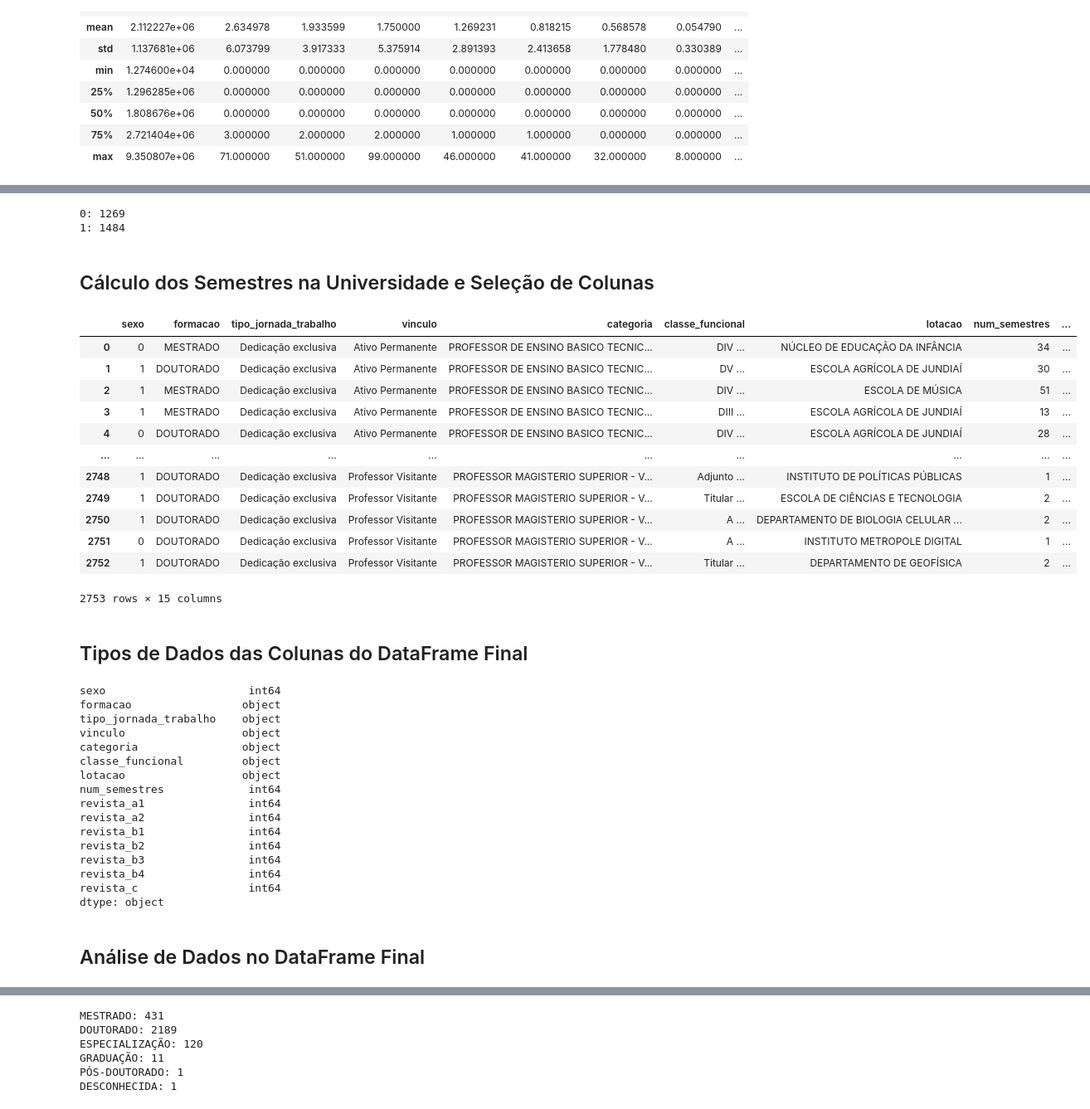
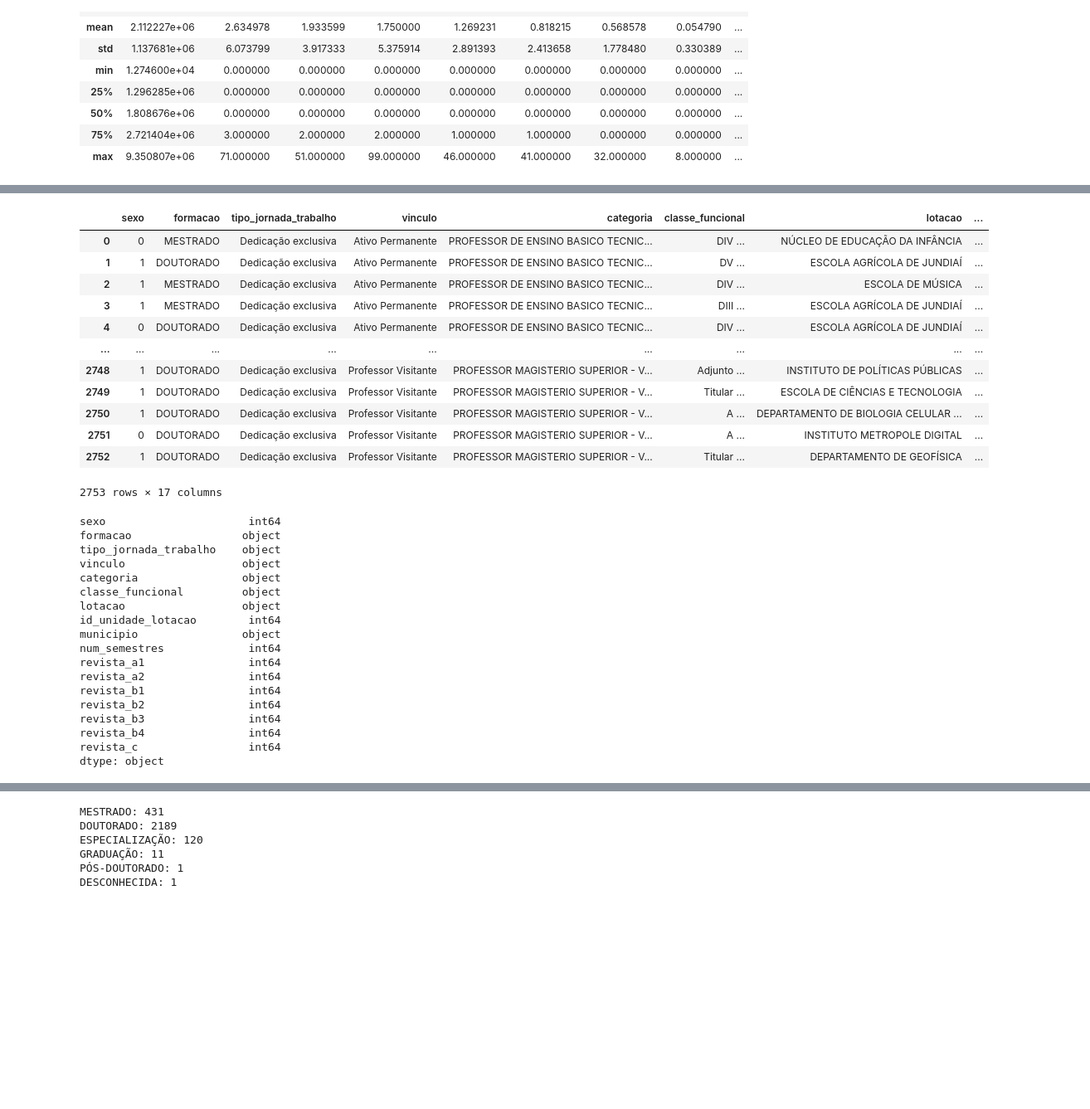
Before and after one commit to Lucas-Morais-Freire/AI, a Jupyter notebook: proj U1/teacher_qualis.ipynb, the cells around one changed output, grey strips where cells are left out. Shown: that part at 83% size. Saved outputs shown, nothing was run; the diff lists cells and outputs as text; code cells hidden in the pictures; blank space fills up the shorter version.

Commit message:
adicionou municipio ao dataset

```diff
--- a/proj U1/teacher_qualis.ipynb
+++ b/proj U1/teacher_qualis.ipynb
@@ -26,7 +11,7 @@ from skopt.space import Real, Integer, Categorical
 # selecionar atributos dos professores que sao de interesse
 
 tp_cols = ["siape", "sexo", "formacao", "tipo_jornada_trabalho",
-           "vinculo", "lotacao", "admissao", "categoria",
+           "vinculo", "id_unidade_lotacao", "lotacao", "admissao", "categoria",
            "classe_funcional"]
 
 tp_df = pd.read_csv("./perfis/docentes.csv", sep=";")
@@ -131,0 +108,15 @@ df
+# %%
+lot_df = pd.read_csv("unidades/unidades.csv", sep=";")
+
+lot_df = lot_df[["id_unidade", "municipio"]]
+
+lot_df.loc[len(lot_df.index)] = [-1, "DESCONHECIDO"]
+
+
+lot_df.set_index("id_unidade", inplace=True)
+lot_df
+
+for index, row in df.iterrows():
+    df.loc[index, "municipio"] = lot_df.loc[row["id_unidade_lotacao"] if row["id_unidade_lotacao"] in lot_df.index else -1]["municipio"]
+
+df
@@ -132,49 +137,41 @@ df
 # %%
-mappingSex = {"F": 0, "M": 1}
-df["sexo"] = df["sexo"].replace(mappingSex)
+sex_map = {"F":0,"M":1}
+
+df["sexo"].replace(sex_map, inplace=True)
-# %%
-for sexo in df["sexo"].unique():
-    print(sexo, ": ", len(df[df["sexo"] == sexo]), sep="")
-# %% [output]
-0: 1269
-1: 1484
-# %% [markdown]
-## Cálculo dos Semestres na Universidade e Seleção de Colunas
 # %%
 # converter a data de admissao para quantos semestres o professor está na universidade.
 
 def num_semestres(data: str, data_atual: str):
     data = data[:10]
     anos = int(data_atual[6:]) - int(data[:4])
     if int(data_atual[3:5]) < 7 and int(data[5:7]) < 7 or int(data_atual[3:5]) >= 7 and int(data[5:7]) >= 7:
         return 2*anos
     elif int(data_atual[3:5]) < 7 and int(data[5:7]) > 7:
         return 2*anos - 1
     else:
         return 2*anos + 1
 
 data_atual = "18/10/2023"
 
 df['num_semestres'] = df['admissao'].apply(lambda x: num_semestres(x, data_atual))
-df = df[["sexo", "formacao", "tipo_jornada_trabalho", "vinculo", "categoria","classe_funcional", "lotacao", "num_semestres", "revista_a1",
+df = df[["sexo", "formacao", "tipo_jornada_trabalho", "vinculo", "categoria","classe_funcional", "lotacao", "id_unidade_lotacao", "municipio", "num_semestres", "revista_a1",
          "revista_a2", "revista_b1", "revista_b2", "revista_b3", "revista_b4", "revista_c"]]
+
 df
 # %% [output]
-|  | sexo | formacao | tipo_jornada_trabalho | vinculo | categoria | classe_funcional | lotacao | num_semestres | ... |
-| 0 | 0 | MESTRADO | Dedicação exclusiva | Ativo Permanente | PROFESSOR DE ENSINO BASICO TECNIC... | DIV ... | NÚCLEO DE EDUCAÇÃO DA INFÂNCIA | 34 | ... |
-| 1 | 1 | DOUTORADO | Dedicação exclusiva | Ativo Permanente | PROFESSOR DE ENSINO BASICO TECNIC... | DV ... | ESCOLA AGRÍCOLA DE JUNDIAÍ | 30 | ... |
-| 2 | 1 | MESTRADO | Dedicação exclusiva | Ativo Permanente | PROFESSOR DE ENSINO BASICO TECNIC... | DIV ... | ESCOLA DE MÚSICA | 51 | ... |
-| 3 | 1 | MESTRADO | Dedicação exclusiva | Ativo Permanente | PROFESSOR DE ENSINO BASICO TECNIC... | DIII ... | ESCOLA AGRÍCOLA DE JUNDIAÍ | 13 | ... |
-| 4 | 0 | DOUTORADO | Dedicação exclusiva | Ativo Permanente | PROFESSOR DE ENSINO BASICO TECNIC... | DIV ... | ESCOLA AGRÍCOLA DE JUNDIAÍ | 28 | ... |
-| ... | ... | ... | ... | ... | ... | ... | ... | ... | ... |
-| 2748 | 1 | DOUTORADO | Dedicação exclusiva | Professor Visitante | PROFESSOR MAGISTERIO SUPERIOR - V... | Adjunto ... | INSTITUTO DE POLÍTICAS PÚBLICAS | 1 | ... |
-| 2749 | 1 | DOUTORADO | Dedicação exclusiva | Professor Visitante | PROFESSOR MAGISTERIO SUPERIOR - V... | Titular ... | ESCOLA DE CIÊNCIAS E TECNOLOGIA | 2 | ... |
-| 2750 | 1 | DOUTORADO | Dedicação exclusiva | Professor Visitante | PROFESSOR MAGISTERIO SUPERIOR - V... | A ... | DEPARTAMENTO DE BIOLOGIA CELULAR ... | 2 | ... |
-| 2751 | 0 | DOUTORADO | Dedicação exclusiva | Professor Visitante | PROFESSOR MAGISTERIO SUPERIOR - V... | A ... | INSTITUTO METROPOLE DIGITAL | 1 | ... |
-| 2752 | 1 | DOUTORADO | Dedicação exclusiva | Professor Visitante | PROFESSOR MAGISTERIO SUPERIOR - V... | Titular ... | DEPARTAMENTO DE GEOFÍSICA | 2 | ... |
+|  | sexo | formacao | tipo_jornada_trabalho | vinculo | categoria | classe_funcional | lotacao | ... |
+| 0 | 0 | MESTRADO | Dedicação exclusiva | Ativo Permanente | PROFESSOR DE ENSINO BASICO TECNIC... | DIV ... | NÚCLEO DE EDUCAÇÃO DA INFÂNCIA | ... |
+| 1 | 1 | DOUTORADO | Dedicação exclusiva | Ativo Permanente | PROFESSOR DE ENSINO BASICO TECNIC... | DV ... | ESCOLA AGRÍCOLA DE JUNDIAÍ | ... |
+| 2 | 1 | MESTRADO | Dedicação exclusiva | Ativo Permanente | PROFESSOR DE ENSINO BASICO TECNIC... | DIV ... | ESCOLA DE MÚSICA | ... |
+| 3 | 1 | MESTRADO | Dedicação exclusiva | Ativo Permanente | PROFESSOR DE ENSINO BASICO TECNIC... | DIII ... | ESCOLA AGRÍCOLA DE JUNDIAÍ | ... |
+| 4 | 0 | DOUTORADO | Dedicação exclusiva | Ativo Permanente | PROFESSOR DE ENSINO BASICO TECNIC... | DIV ... | ESCOLA AGRÍCOLA DE JUNDIAÍ | ... |
+| ... | ... | ... | ... | ... | ... | ... | ... | ... |
+| 2748 | 1 | DOUTORADO | Dedicação exclusiva | Professor Visitante | PROFESSOR MAGISTERIO SUPERIOR - V... | Adjunto ... | INSTITUTO DE POLÍTICAS PÚBLICAS | ... |
+| 2749 | 1 | DOUTORADO | Dedicação exclusiva | Professor Visitante | PROFESSOR MAGISTERIO SUPERIOR - V... | Titular ... | ESCOLA DE CIÊNCIAS E TECNOLOGIA | ... |
+| 2750 | 1 | DOUTORADO | Dedicação exclusiva | Professor Visitante | PROFESSOR MAGISTERIO SUPERIOR - V... | A ... | DEPARTAMENTO DE BIOLOGIA CELULAR ... | ... |
+| 2751 | 0 | DOUTORADO | Dedicação exclusiva | Professor Visitante | PROFESSOR MAGISTERIO SUPERIOR - V... | A ... | INSTITUTO METROPOLE DIGITAL | ... |
+| 2752 | 1 | DOUTORADO | Dedicação exclusiva | Professor Visitante | PROFESSOR MAGISTERIO SUPERIOR - V... | Titular ... | DEPARTAMENTO DE GEOFÍSICA | ... |
-2753 rows × 15 columns
+2753 rows × 17 columns
-# %% [markdown]
-## Tipos de Dados das Colunas do DataFrame Final
 # %%
 df.dtypes
 # %% [output]
@@ -185,6 +182,8 @@ vinculo                  object
 categoria                object
 classe_funcional         object
 lotacao                  object
+id_unidade_lotacao        int64
+municipio                object
 num_semestres             int64
 revista_a1                int64
 revista_a2                int64
@@ -194,8 +193,6 @@ revista_b3                int64
 revista_b4                int64
 revista_c                 int64
 dtype: object
-# %% [markdown]
-## Análise de Dados no DataFrame Final
 # %%
 print("existem", len(df), "entradas diferentes;")
 print("existem", len(df["formacao"].unique()), "formacoes diferentes;")
```
Also changed, not shown: parts of 78 cells of this notebook, 1 other file.
